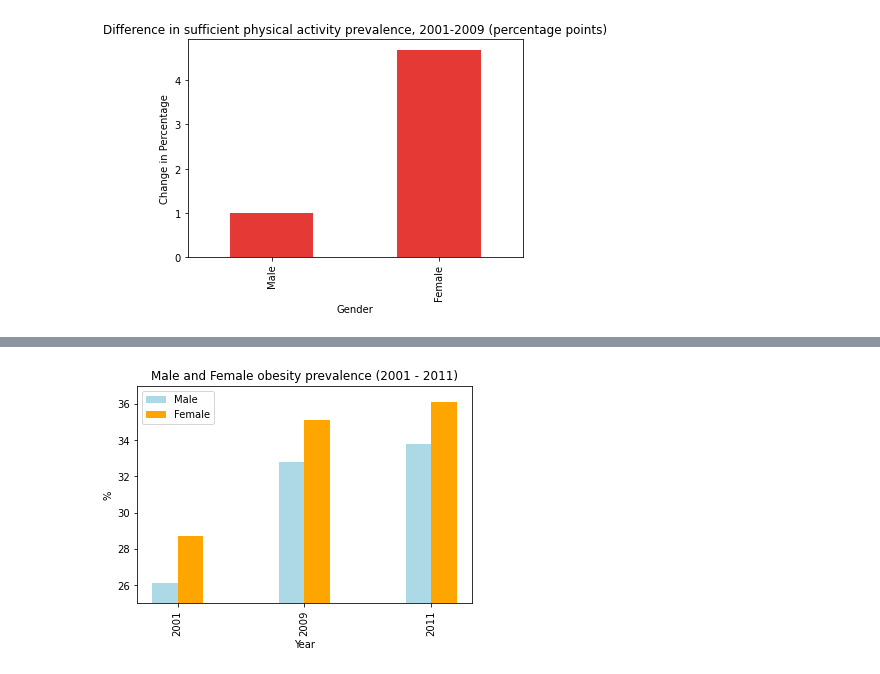
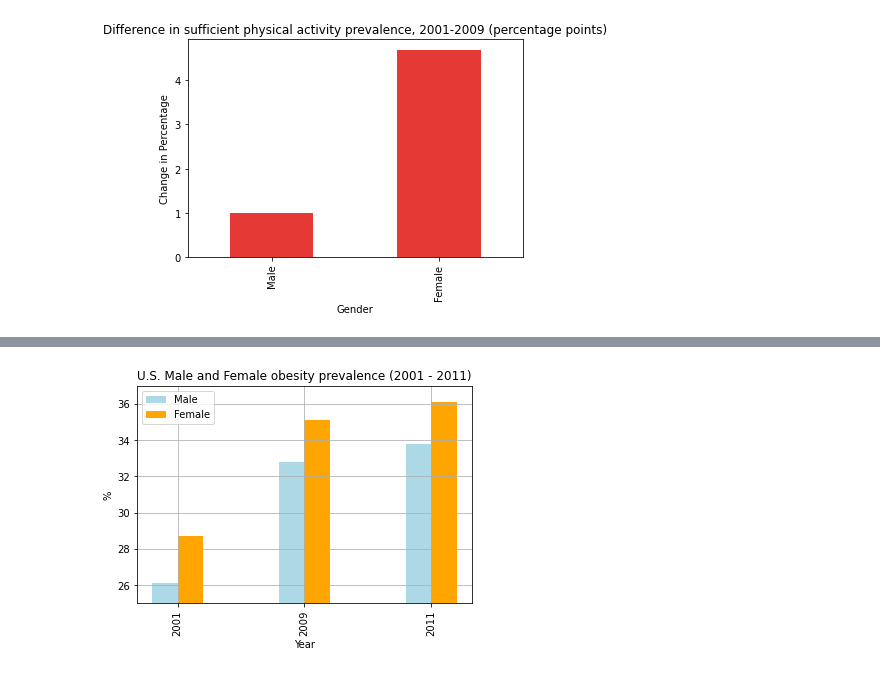
Before and after one commit to Mvillarreal88/State-of-Survival, a Jupyter notebook: Sandbox/Dillon/us-charts.ipynb, the cells around one changed output, grey strips where cells are left out. Cells and saved outputs as stored; diff of their text form; code cells hidden in the pictures.

```diff
--- a/Sandbox/Dillon/us-charts.ipynb
+++ b/Sandbox/Dillon/us-charts.ipynb
@@ -127,31 +124,32 @@ plt.show()
 # %%
 x = np.arange(3)
 
 male_obes = [us_obes_df['Male obesity prevalence, 2001 (%)'][0],
             us_obes_df['Male obesity prevalence, 2009 (%)'][0],
             us_obes_df['Male obesity  prevalence, 2011* (%)'][0]]
 
 female_obes = [us_obes_df['Female obesity prevalence, 2001 (%)'][0],
             us_obes_df['Female obesity  prevalence, 2009 (%)'][0],
             us_obes_df['Female obesity prevalence, 2011* (%)'][0]]
 width = 0.2
 
 # plot data in grouped manner of bar type
 plt.bar(x-0.2, male_obes, width, color='lightblue')
 plt.bar(x, female_obes, width, color='orange')
 # # Set Title and labels
-plt.title('Male and Female obesity prevalence (2001 - 2011)')
+plt.title('U.S. Male and Female obesity prevalence (2001 - 2011)')
 plt.xlabel('Year')
 plt.ylabel('%')
+plt.grid()
 # plt.xlim(-0.25, len(x_axis))
 plt.ylim(25, 37)
 x_axis = np.arange(len(male_obes))
 Gender=['Male','Female']
 labels = [2001, 2009, 2011]
 tick_locations = [value-0.1 for value in x_axis]
 plt.xticks(tick_locations, labels, rotation="vertical")
 plt.legend(Gender,loc=2)
 plt.savefig('output_data/Male and Female obesity prevalence (2001 - 2011).png', bbox_inches='tight')
 plt.show()
 # %% [output]
-[figure, old version]
+[figure, new version]
```
Also changed, not shown: parts of 2 cells of this notebook, 8 other files.
